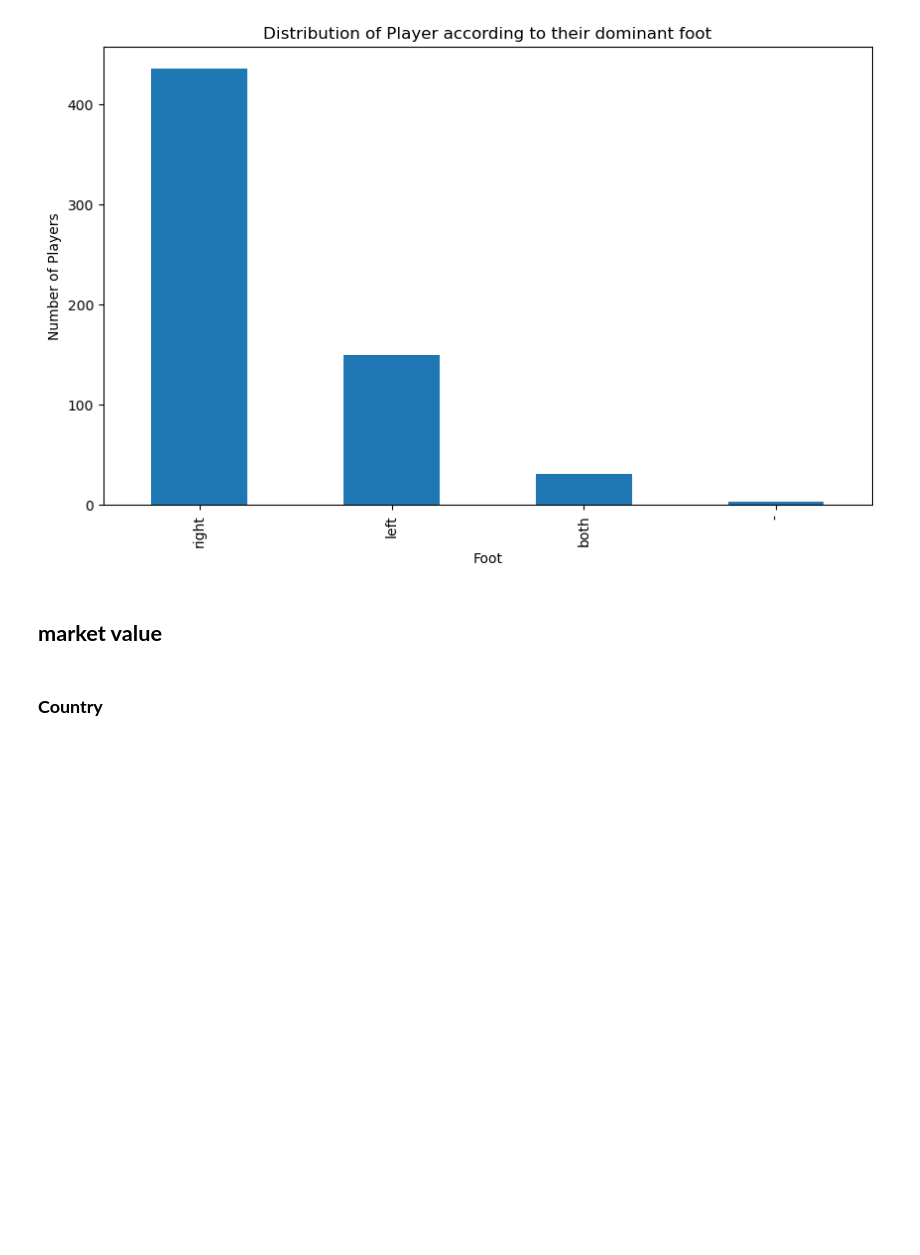
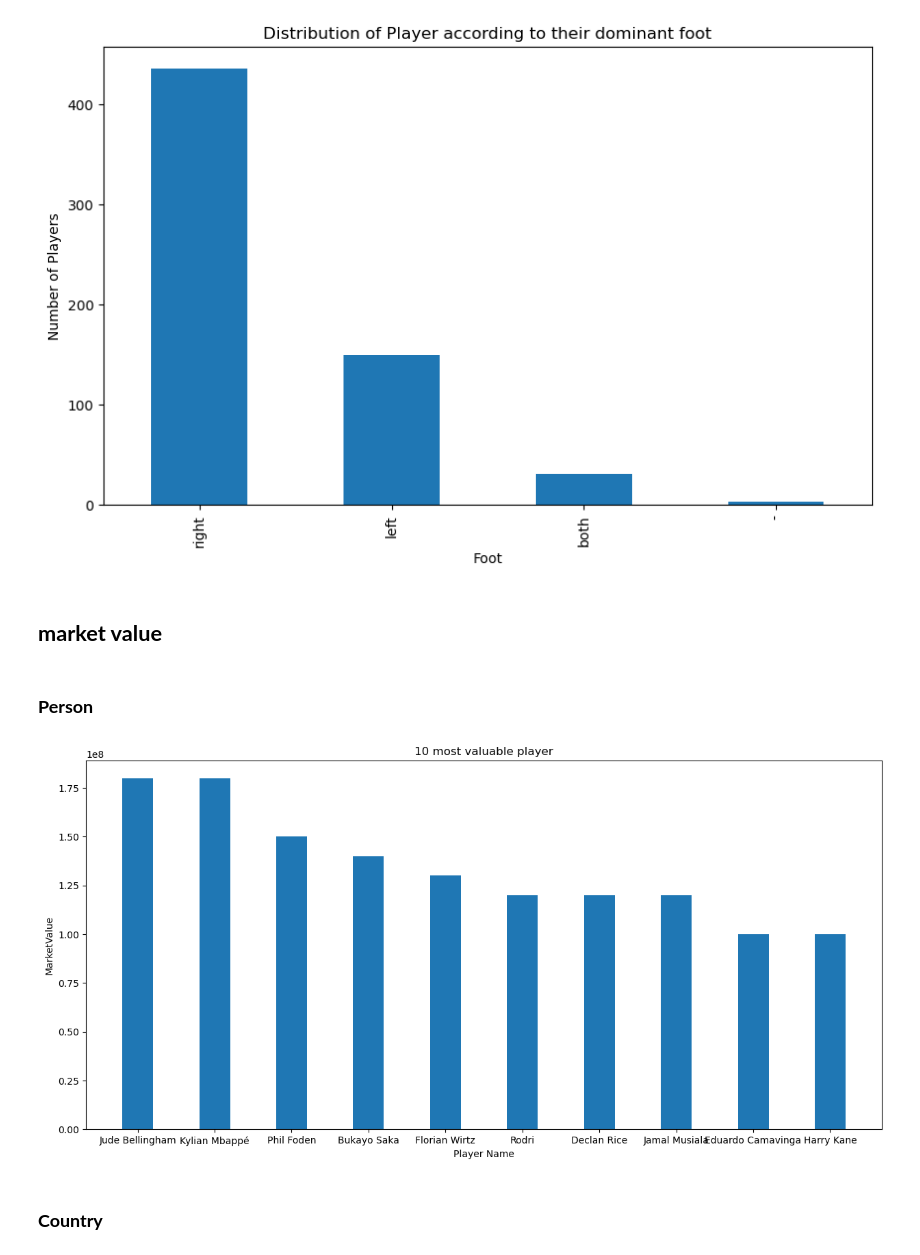
Before and after one commit to messbah-m-e/Exploratory-data-analysis, a Jupyter notebook: euro 2024.ipynb, the cells around one changed output. Saved outputs shown, nothing was run; the diff lists cells and outputs as text; code cells hidden in the pictures; blank space fills up the shorter version.

```diff
--- a/euro 2024.ipynb
+++ b/euro 2024.ipynb
@@ -85,5 +84,17 @@ plt.show()
 [figure]
 # %% [markdown]
 ## **market value**
+# %% [markdown]
+### **Person**
+# %%
+df_grouped = data[["Name","MarketValue"]].sort_values("MarketValue", ascending=False)[:10]
+plt.figure(figsize =(15, 7))
+plt.bar(df_grouped["Name"],df_grouped["MarketValue"],width = 0.4)
+plt.xlabel("Player Name")
+plt.ylabel("MarketValue")
+plt.title("10 most valuable player")
+plt.show()
+# %% [output]
+[figure, added]
 # %% [markdown]
 ### **Country**
```
Also changed, not shown: parts of 7 cells of this notebook.
